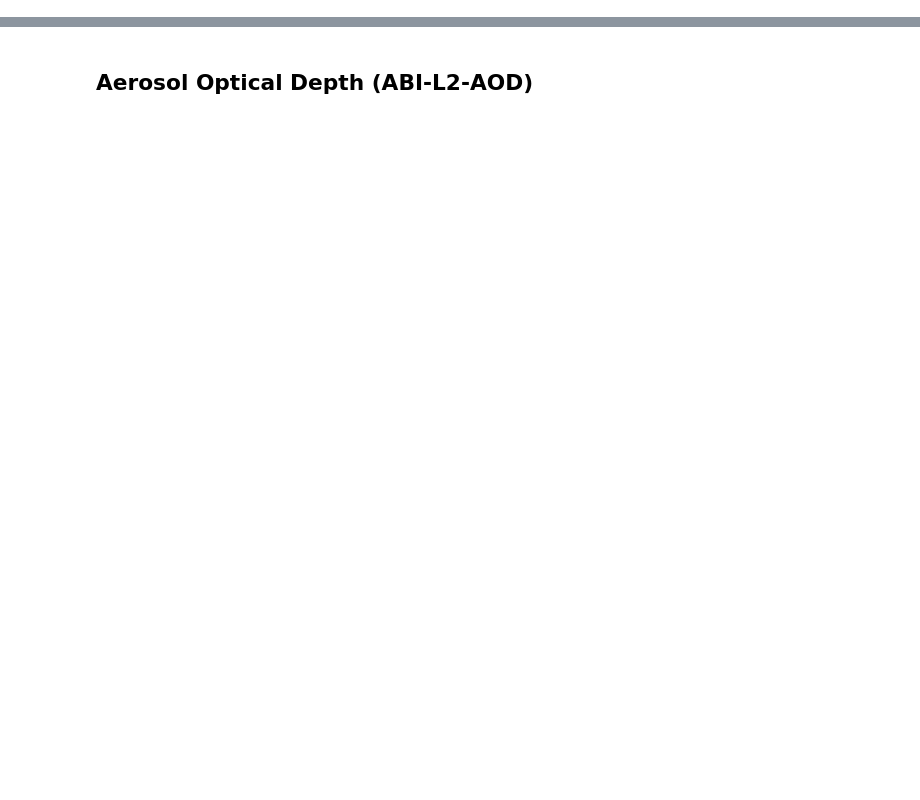
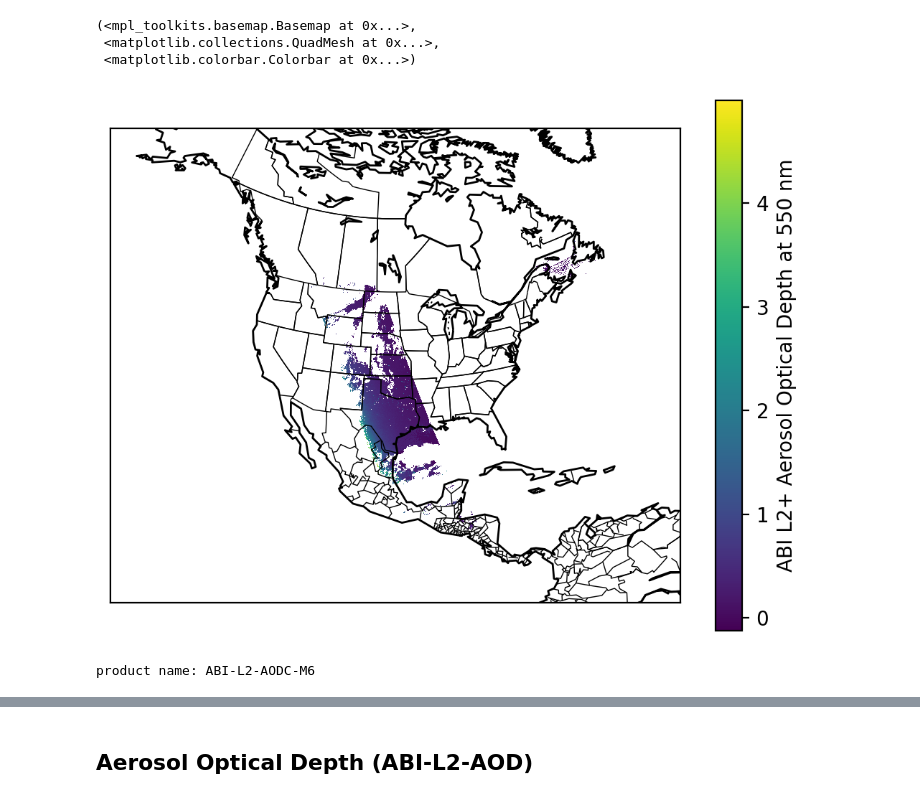
Before and after one commit to hagne/GeoLeoXtract, a Jupyter notebook: examples/products/ABI_L2_AOD_aerosol_optical_depth_and_angstrom_exp.ipynb, the cells around one changed output, grey strips where cells are left out. Cells and saved outputs as stored; diff of their text form; code cells hidden in the pictures; blank space fills up the shorter version.

```diff
--- a/examples/products/ABI_L2_AOD_aerosol_optical_depth_and_angstrom_exp.ipynb
+++ b/examples/products/ABI_L2_AOD_aerosol_optical_depth_and_angstrom_exp.ipynb
@@ -0,0 +57,3 @@
+# %%
+# p2f = pl.Path('/mnt/telg/data/smoke_events/20200912_18_CO/goes_raw/ABI_L2_AODC_M6_G16/OR_ABI-L2-AODC-M6_G16_s20202571501154_e20202571503527_c20202571506226.nc')
+sat_aod_m3 = ngs.open_file('/export/htelg/tmp/OR_ABI-L2-AODC-M3_G16_s20171451202189_e20171451204562_c20171451209074.nc', verbose=True)
@@ -0,0 +69,12 @@
+# %%
+sat_aod_m3.plot('AOD', data_quality=2)
+# %% [output]
+(<mpl_toolkits.basemap.Basemap at 0x...>,
+ <matplotlib.collections.QuadMesh at 0x...>,
+ <matplotlib.colorbar.Colorbar at 0x...>)
+[figure, added]
+# %%
+# p2f = pl.Path('/mnt/telg/data/smoke_events/20200912_18_CO/goes_raw/ABI_L2_AODC_M6_G16/OR_ABI-L2-AODC-M6_G16_s20202571501154_e20202571503527_c20202571506226.nc')
+sat_aod_m6 = ngs.open_file('/export/htelg/tmp/OR_ABI-L2-AODC-M6_G16_s20191151201202_e20191151203575_c20191151207322.nc', verbose=True, auto_assign_product=True)
+# %% [output]
+product name: ABI-L2-AODC-M6
```
Also changed, not shown: parts of 18 cells of this notebook, 3 other files.
